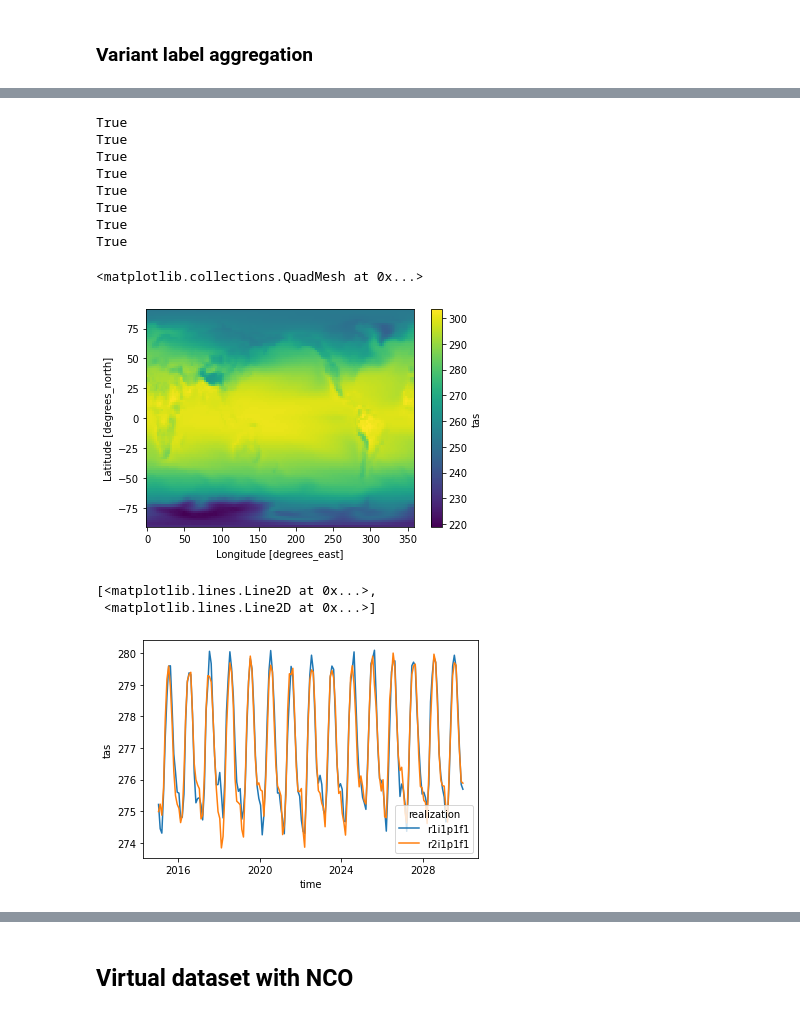
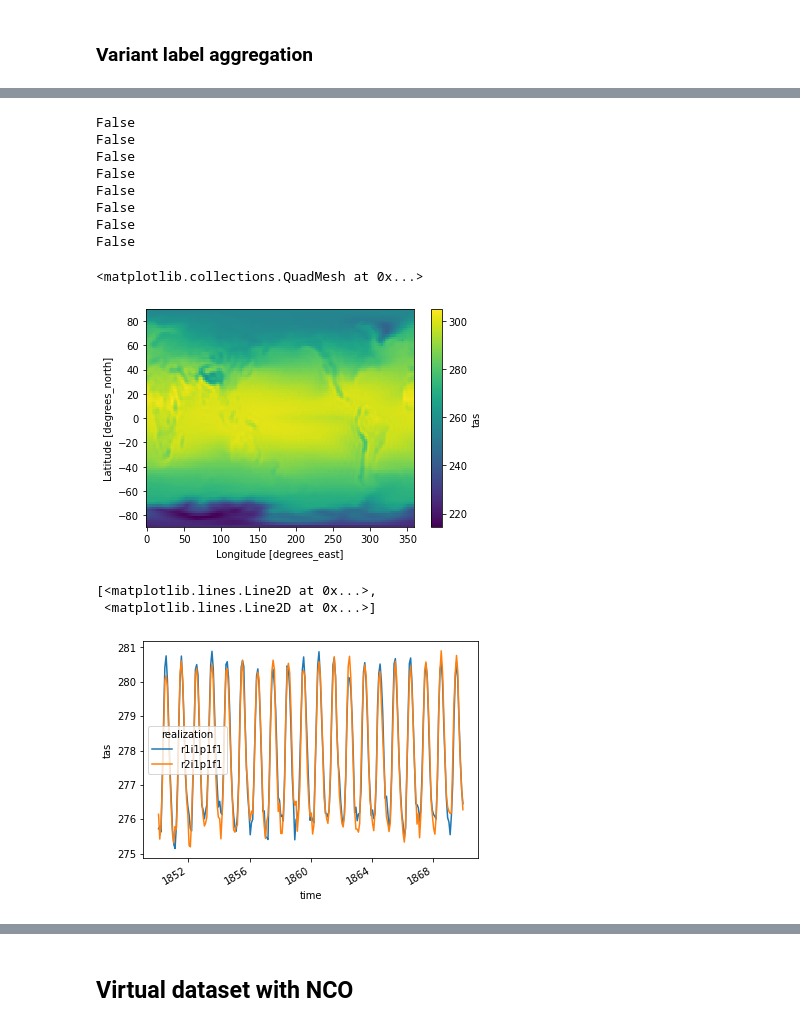
Before and after one commit to zequihg50/egu22-vds, a Jupyter notebook: demo.ipynb, the cells around one changed output, grey strips where cells are left out. Drawn from its saved outputs; the diff is of its cells as text; code cells hidden in the pictures.

Commit message:
changed datasets, need to check ensemble_aggregation

```diff
--- a/demo.ipynb
+++ b/demo.ipynb
@@ -494,34 +494,34 @@ Data variables:
 # %%
 for vl in ["r1i1p1f1", "r2i1p1f1"]:
-    with xarray.open_dataset("tas_Amon_NorCPM1_historical_{}_gn_201501-201812.nc".format(vl)) as reference:
-        print(test(reference["tas"], ds["tas"].sel(variant_label=vl, time=slice("20150101", "20181231"))))
+    with xarray.open_dataset(f"tas_Amon_MPI-ESM1-2-LR_historical_{vl}_gn_185001-186912.nc") as reference:
+        print(test(reference["tas"], ds["tas"].sel(time=slice("18500101", "18691231"))))
 
-    with xarray.open_dataset("tas_Amon_NorCPM1_historical_{}_gn_201901-202912.nc".format(vl)) as reference:
-        print(test(reference["tas"], ds["tas"].sel(variant_label=vl, time=slice("20190101", "20291231"))))
+    with xarray.open_dataset(f"tas_Amon_MPI-ESM1-2-LR_historical_{vl}_gn_187001-188912.nc") as reference:
+        print(test(reference["tas"], ds["tas"].sel(time=slice("18700101", "18891231"))))
 
-    with xarray.open_dataset("pr_Amon_NorCPM1_historical_{}_gn_201501-201812.nc".format(vl)) as reference:
-        print(test(reference["pr"], ds["pr"].sel(variant_label=vl, time=slice("20150101", "20181231"))))
+    with xarray.open_dataset(f"pr_Amon_MPI-ESM1-2-LR_historical_{vl}_gn_185001-186912.nc") as reference:
+        print(test(reference["pr"], ds["pr"].sel(time=slice("18500101", "18691231"))))
 
-    with xarray.open_dataset("pr_Amon_NorCPM1_historical_{}_gn_201901-202912.nc".format(vl)) as reference:
-        print(test(reference["pr"], ds["pr"].sel(variant_label=vl, time=slice("20190101", "20291231"))))
+    with xarray.open_dataset(f"pr_Amon_MPI-ESM1-2-LR_historical_{vl}_gn_187001-188912.nc") as reference:
+        print(test(reference["pr"], ds["pr"].sel(time=slice("18700101", "18891231"))))
 # %% [output]
-True
-True
-True
-True
-True
-True
-True
-True
+False
+False
+False
+False
+False
+False
+False
+False
 # %%
-ds["tas"].mean(["time", "variant_label"]).plot()
+ds["tas"].sel(time=slice("18500101", "18691231")).mean(["time", "variant_label"]).plot()
 # %% [output]
 <matplotlib.collections.QuadMesh at 0x...>
-[figure, old version]
+[figure, new version]
 # %%
-ds["tas"].mean(["lat", "lon"]).plot.line(x="time") # requires nc-time-axis
+ds["tas"].sel(time=slice("18500101", "18691231")).mean(["lat", "lon"]).plot.line(x="time") # requires nc-time-axis
 # %% [output]
 [<matplotlib.lines.Line2D at 0x...>,
  <matplotlib.lines.Line2D at 0x...>]
-[figure, old version]
+[figure, new version]
 # %%
```
Also changed, not shown: parts of 13 cells of this notebook, 1 other file.
